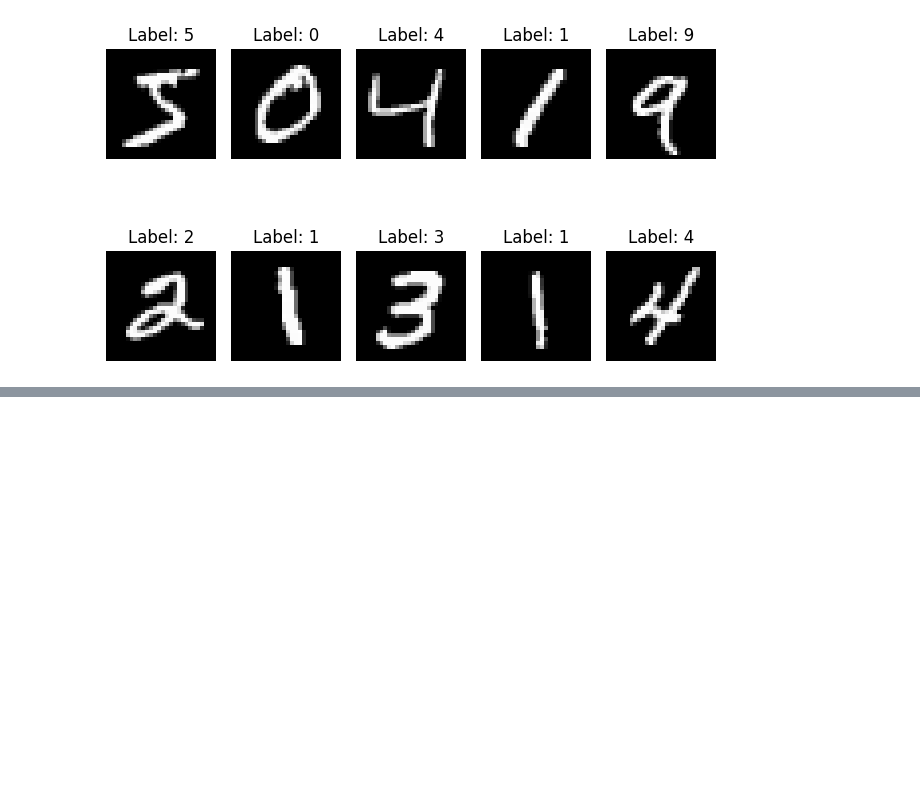
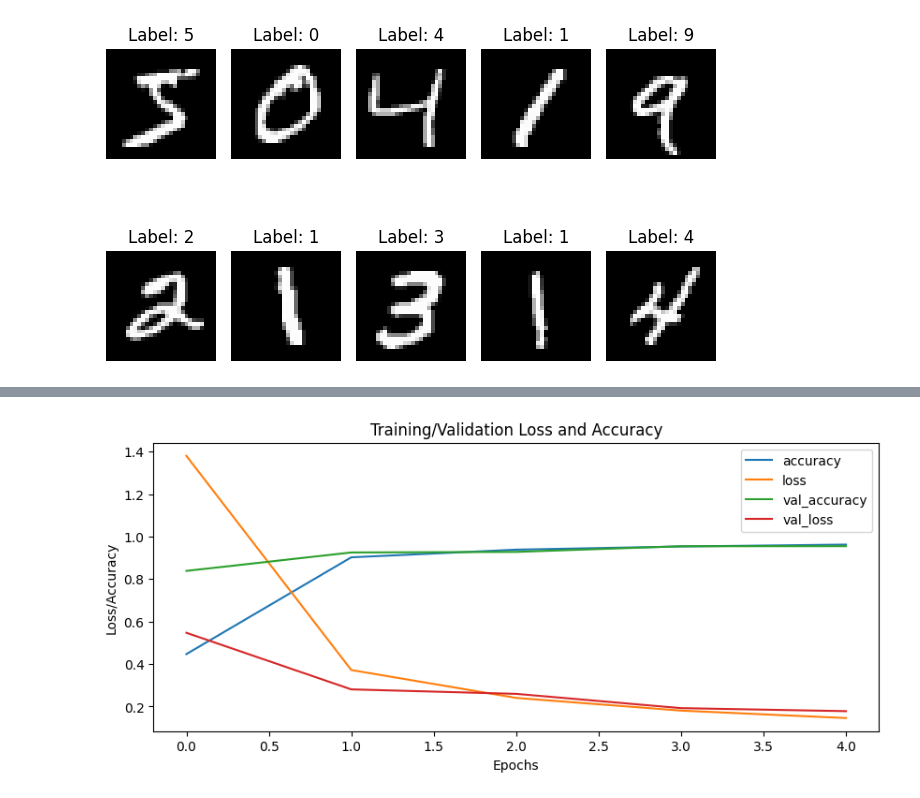
Before and after one commit to ramyeturi/DNN, a Jupyter notebook: main.ipynb, the cells around one changed output, grey strips where cells are left out. Cells and saved outputs as stored; diff of their text form; code cells hidden in the pictures; blank space fills up the shorter version.

```diff
--- a/main.ipynb
+++ b/main.ipynb
@@ -195,0 +197,21 @@ plt.show()
+# %%
+tf.random.set_seed(42)
+
+model3=tf.keras.Sequential([
+    tf.keras.layers.Flatten(input_shape=(28,28)),
+    tf.keras.layers.Dense(8192, activation='relu'),
+    tf.keras.layers.Dense(4096, activation='relu'),
+    tf.keras.layers.Dense(2048, activation='relu'),
+    tf.keras.layers.Dense(1024, activation='relu'),
+    tf.keras.layers.Dense(512, activation='relu'),
+    tf.keras.layers.Dense(256, activation='relu'),
+    tf.keras.layers.Dense(128, activation='relu'),
+    tf.keras.layers.Dense(64, activation='relu'),
+    tf.keras.layers.Dense(32, activation='relu'),
+    tf.keras.layers.Dense(16, activation='relu'),
+    tf.keras.layers.Dense(10, activation='softmax')
+])
+model3.compile(optimizer=tf.keras.optimizers.Adam(),
+               loss='sparse_categorical_crossentropy',
+               metrics=['accuracy'])
+model3.summary()
@@ -195,0 +240,2 @@ plt.show()
+# %%
+model3.fit(X_train, y_train, epochs=5, validation_data=(X_test, y_test), batch_size=100)
@@ -195,0 +259,8 @@ plt.show()
+# %%
+pd.DataFrame(model3.history.history).plot(figsize=(10,4))
+plt.xlabel('Epochs')
+plt.ylabel('Loss/Accuracy')
+plt.title('Training/Validation Loss and Accuracy')
+plt.show()
+# %% [output]
+[figure, added]
```
Also changed, not shown: parts of 16 cells of this notebook.
